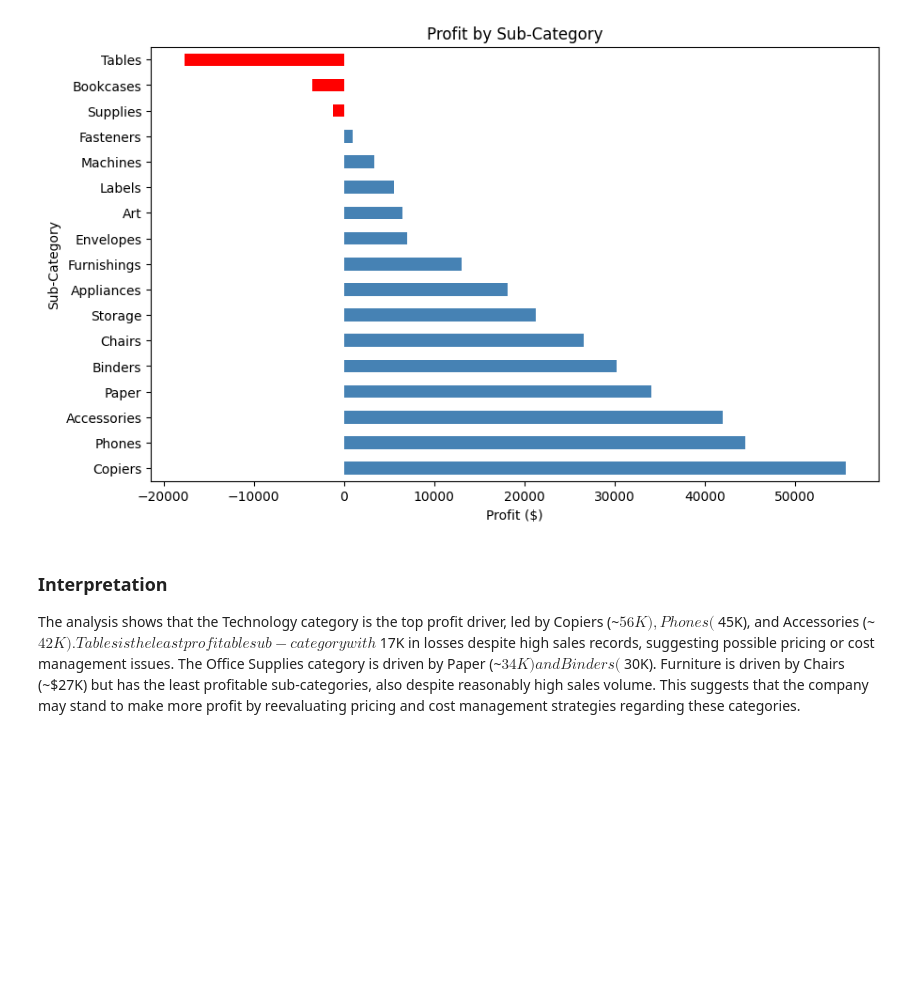
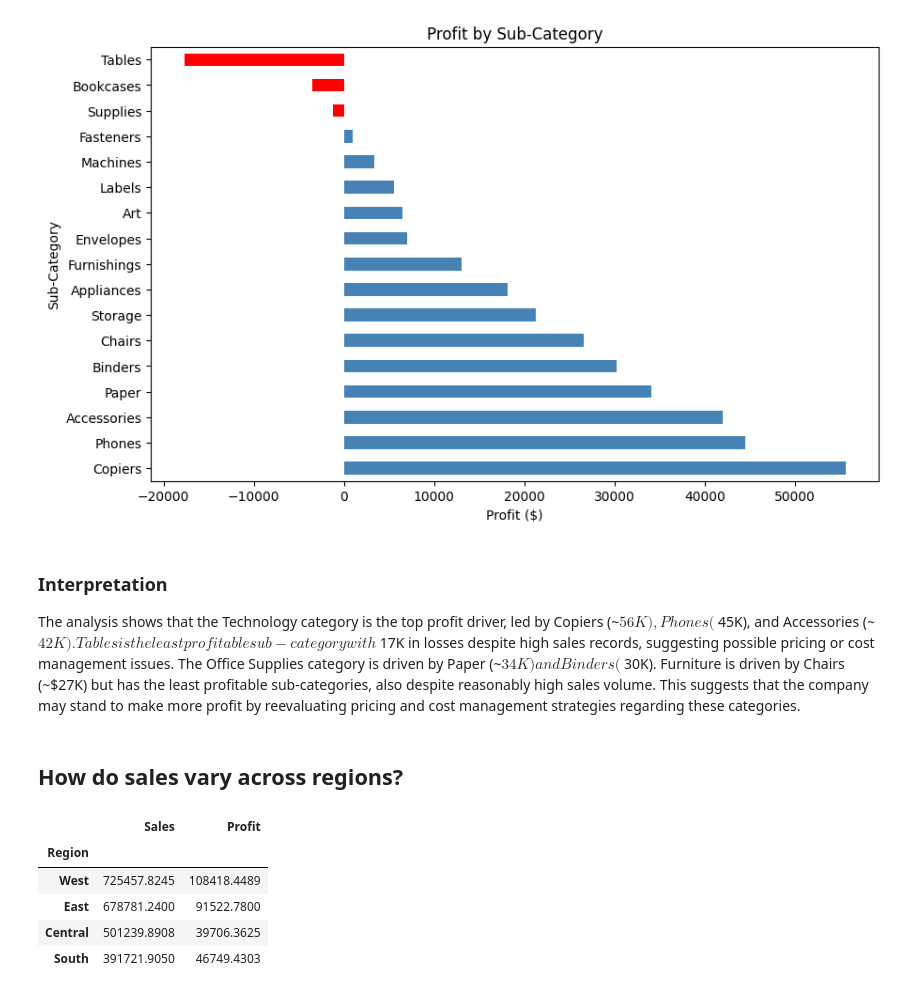
Before and after one commit to tracyruth777/eda-retail-sales, a Jupyter notebook: notebooks/01_data_exploration.ipynb, the cells around one changed output. Saved outputs shown, nothing was run; the diff lists cells and outputs as text; code cells hidden in the pictures; blank space fills up the shorter version.

```diff
--- a/notebooks/01_data_exploration.ipynb
+++ b/notebooks/01_data_exploration.ipynb
@@ -184,3 +186,19 @@ plt.savefig('../reports/profit_by_subcategory.png', bbox_inches='tight', dpi=150
 # %% [markdown]
 ### Interpretation
 The analysis shows that the Technology category is the top profit driver, led by Copiers (~$56K), Phones (~$45K), and Accessories (~$42K).Tables is the least profitable sub-category with ~$17K in losses despite high sales records, suggesting possible pricing or cost management issues. The Office Supplies category is driven by Paper (~$34K) and Binders (~$30K). Furniture is driven by Chairs (~$27K) but has the least profitable sub-categories, also despite reasonably high sales volume. This suggests that the company may stand to make more profit by reevaluating pricing and cost management strategies regarding these categories.
+# %% [markdown]
+## How do sales vary across regions?
+# %%
+# group sales by regions and calculate total sales and profit for each region
+sales_by_region = ss_df.groupby('Region')[['Sales', 'Profit']].sum()
+
+# sort the sales by region in descending order
+sales_by_region_sorted = sales_by_region.sort_values(by='Sales', ascending = False)
+sales_by_region_sorted
+# %% [output]
+|  | Sales | Profit |
+| Region |  |  |
+| West | 725457.8245 | 108418.4489 |
+| East | 678781.2400 | 91522.7800 |
+| Central | 501239.8908 | 39706.3625 |
+| South | 391721.9050 | 46749.4303 |
```
Also changed, not shown: parts of 5 cells of this notebook, 1 other file.
